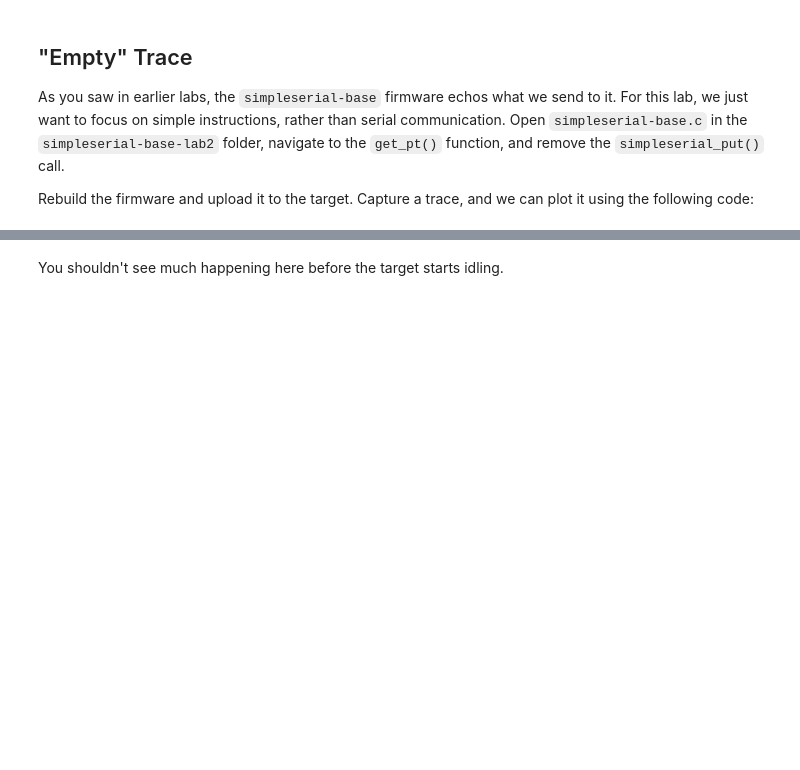
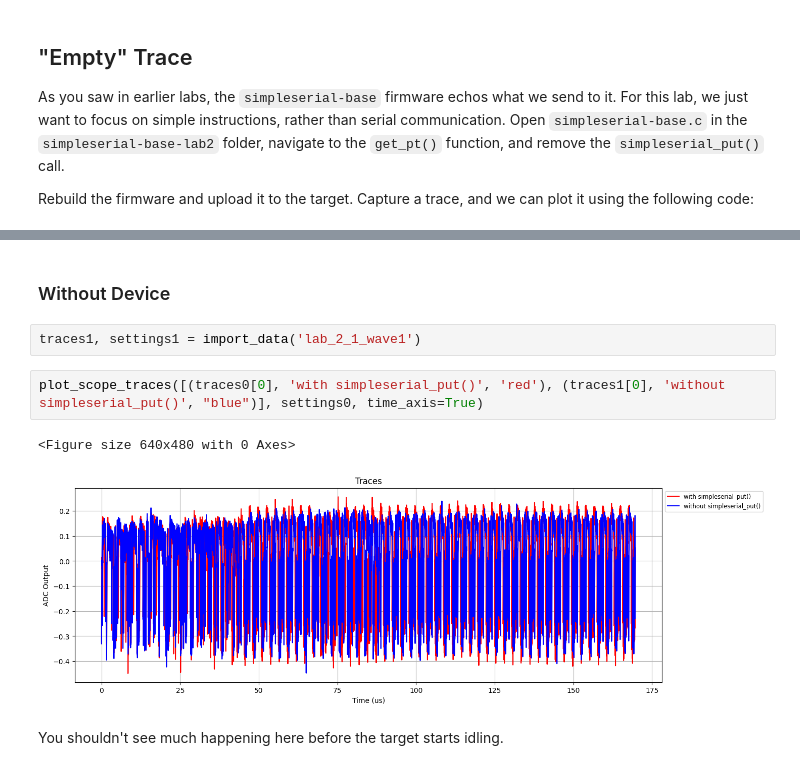
Before and after one commit to MXCR-cpu/chipwhisperer-jupyter-ectf, a Jupyter notebook: courses/sca101/Lab 2_1A - Instruction Power Differences (MAIN).ipynb, the cells around one changed output, grey strips where cells are left out. Saved outputs shown, nothing was run; the diff lists cells and outputs as text; blank space fills up the shorter version.

```diff
--- a/courses/sca101/Lab 2_1A - Instruction Power Differences (MAIN).ipynb
+++ b/courses/sca101/Lab 2_1A - Instruction Power Differences (MAIN).ipynb
@@ -234,3 +193,12 @@ plot_waves([(wave, "with simpleserial_put()"), (wave1, "without simpleserial_put
+# %% [markdown]
+### Without Device
+# %%
+traces1, settings1 = import_data('lab_2_1_wave1')
+# %%
+plot_scope_traces([(traces0[0], 'with simpleserial_put()', 'red'), (traces1[0], 'without simpleserial_put()', "blue")], settings0, time_axis=True)
+# %% [output]
+<Figure size 640x480 with 0 Axes>
+[figure, added]
 # %% [markdown]
 You shouldn't see much happening here before the target starts idling.
 # %% [markdown]
```
Also changed, not shown: parts of 53 cells of this notebook, 11 other files.
